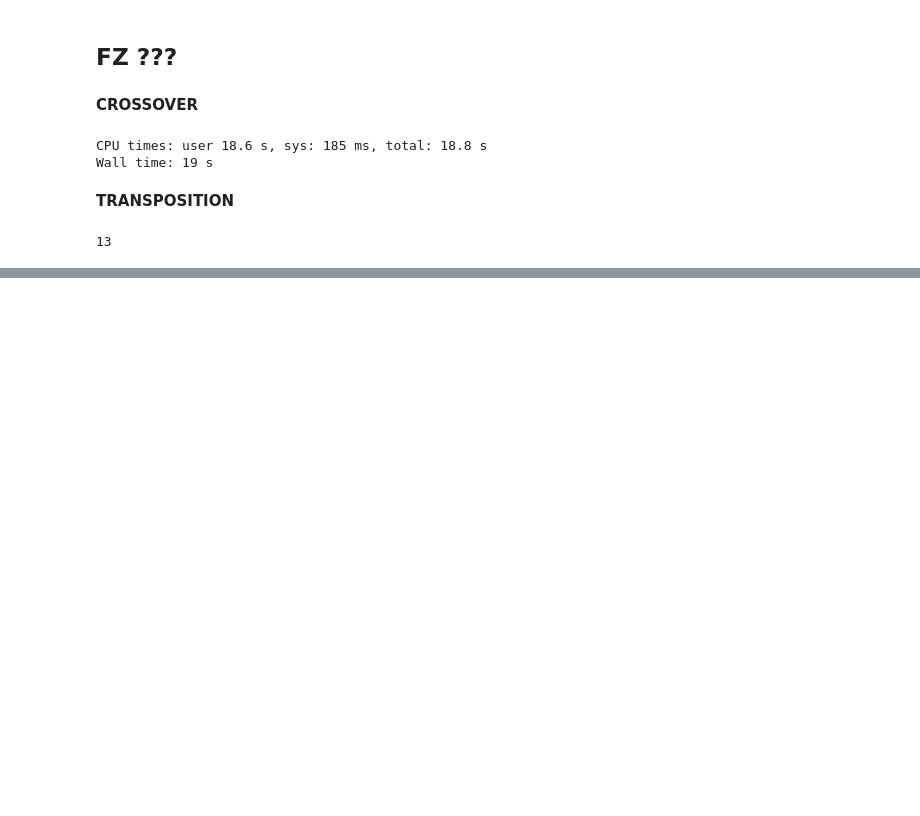
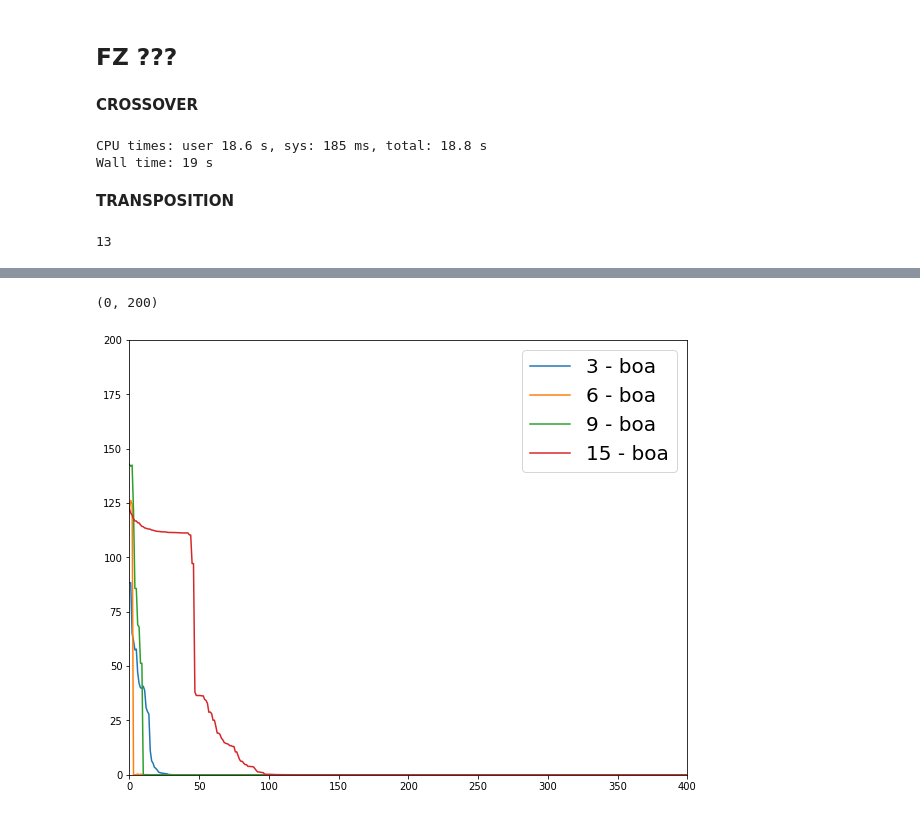
Before and after one commit to eleonoragatti44/Transposition-ECProject, a Jupyter notebook: transposition.ipynb, the cells around one changed output, grey strips where cells are left out. Drawn from its saved outputs; the diff is of its cells as text; code cells hidden in the pictures; blank space fills up the shorter version.

```diff
--- a/transposition.ipynb
+++ b/transposition.ipynb
@@ -117,0 +139,30 @@ for f_s in flank_size:
+# %%
+fs3 = get_data('Results/rastrigin_transposition_3.dat')
+fs6 = get_data('Results/rastrigin_transposition_6.dat')
+fs9 = get_data('Results/rastrigin_transposition_9.dat')
+fs12 = get_data('Results/rastrigin_transposition_12.dat')
+fs15 = get_data('Results/rastrigin_transposition_15.dat')
+fs18 = get_data('Results/rastrigin_transposition_18.dat')
+
+plt.rcParams["figure.figsize"] = (10,8)
+plt.rc('legend',fontsize=20)
+
+plt.plot(fs3[0], label='3 - boa')
+#plt.plot(fs3[1], label='3 - ave')
+
+plt.plot(fs6[0], label='6 - boa')
+#plt.plot(fs6[1], label='6 - ave')
+
+plt.plot(fs9[0], label='9 - boa')
+#plt.plot(fs9[1], label='9 - ave')
+
+plt.plot(fs15[0], label='15 - boa')
+#plt.plot(fs15[1], label='15 - ave')
+
+
+plt.legend()
+plt.xlim(0,400)
+plt.ylim(0,200)
+# %% [output]
+(0, 200)
+[figure, added]
```
Also changed, not shown: parts of 6 cells of this notebook, 19 other files.
